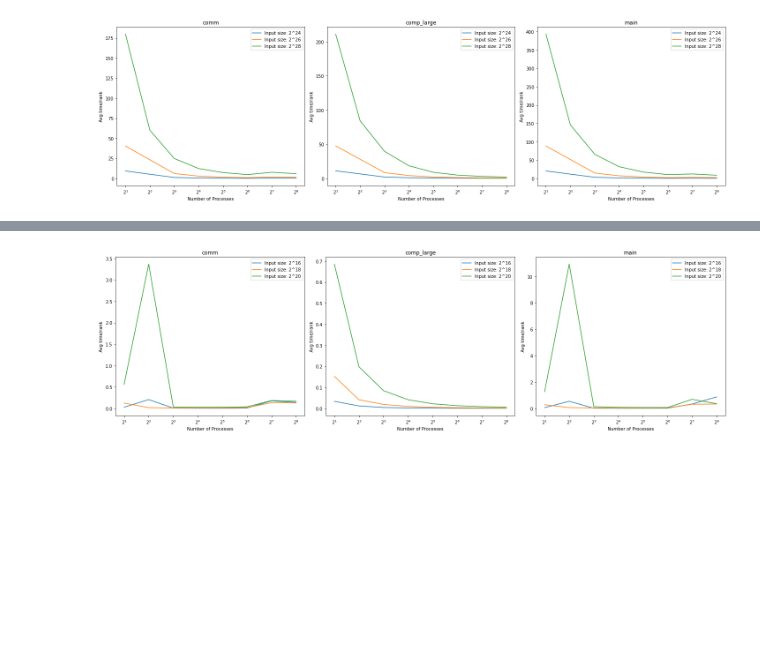
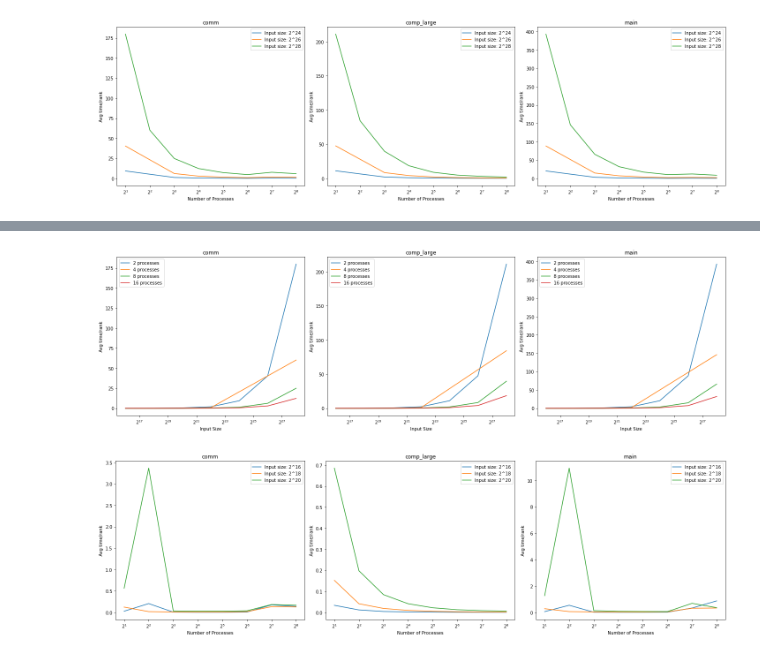
Before and after one commit to rsingh032503/Project_2024, a Jupyter notebook: sample_sort/report.ipynb, the cells around one changed output, grey strips where cells are left out. Cells and saved outputs as stored; diff of their text form; code cells hidden in the pictures; blank space fills up the shorter version.

```diff
--- a/sample_sort/report.ipynb
+++ b/sample_sort/report.ipynb
@@ -180,3 +226,12 @@ plt.show()
+# %%
+fig, (ax1, ax2, ax3) = plt.subplots(1, 3, figsize=(20, 6))
+plot_weak_scaling(df, "comm", ax1, "Perturbed")
+plot_weak_scaling(df, "comp_large", ax2, "Perturbed")
+plot_weak_scaling(df, "main", ax3, "Perturbed")
+plt.tight_layout()
+plt.show()
+# %% [output]
+[figure, added]
 # %%
 def plot_small_data(df, name, ax, input_type):
     df_filtered = df[(df["input_type"] == input_type) & (df["name"] == name)]
```
Also changed, not shown: parts of 3 cells of this notebook.
